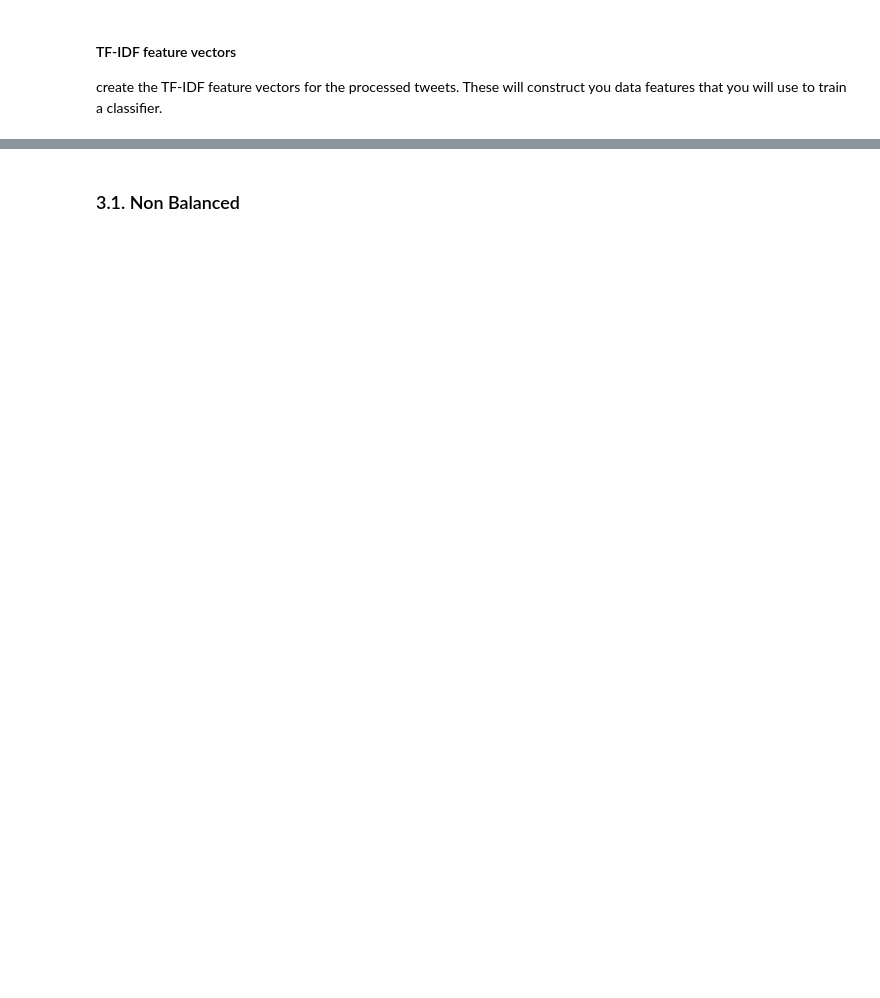
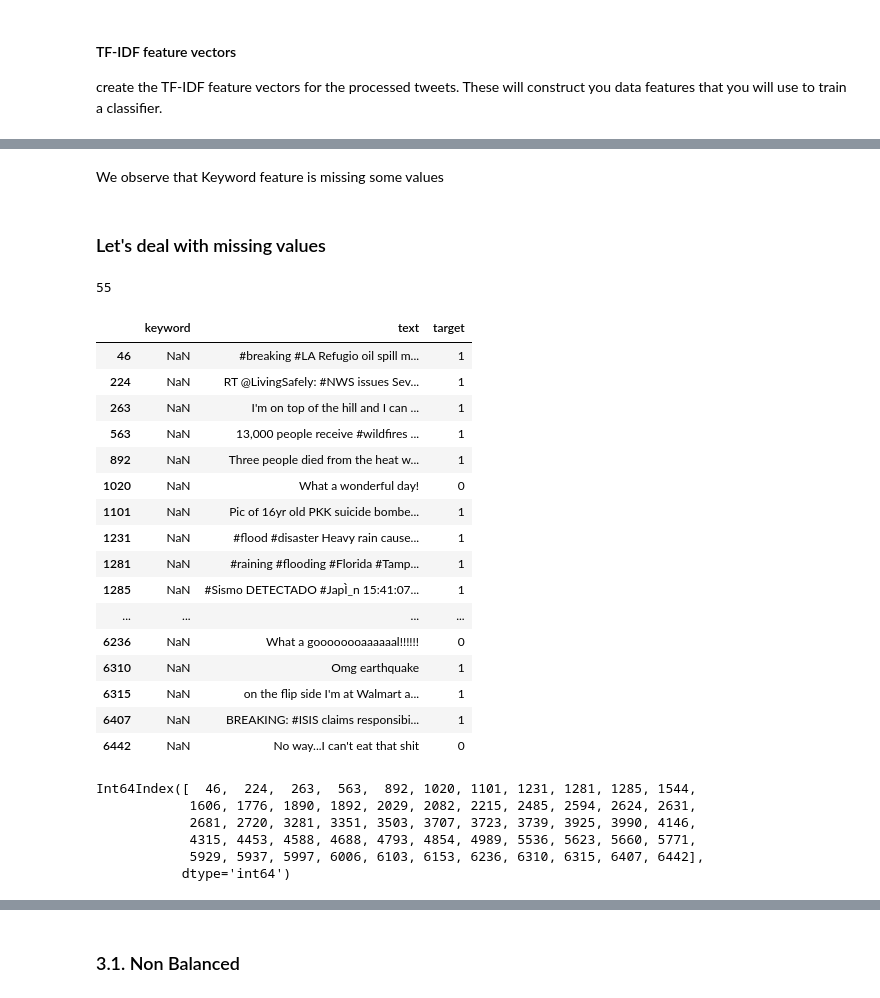
Before and after one commit to sarrab/DMML2020_COOP, a Jupyter notebook: code/LR_Models.ipynb, the cells around one changed output, grey strips where cells are left out. Drawn from its saved outputs; the diff is of its cells as text; code cells hidden in the pictures; blank space fills up the shorter version.

```diff
--- a/code/LR_Models.ipynb
+++ b/code/LR_Models.ipynb
@@ -246,0 +697,2 @@ print(f"ACCURACY SCORE:\n{pipe_2.score(X_train_prdc_3.astype('U'), y_train):.6f}
+# %%
+df_train_copy_1.drop([790,978,1455,1481,1492,1737,1789,1822,1946,2212,2363,2597,2628,2658,2941,3076,3153,3255,3275,3340,3359,3435,3541,3575,3673,3852,3890,3891,3938,3960,3976,3988,4037,4061,4111,4119,4451,4548,4592,4632,4735,4890,4908,6099,6163,6272,6440], inplace = True)
@@ -246,0 +755,2 @@ print(f"ACCURACY SCORE:\n{pipe_2.score(X_train_prdc_3.astype('U'), y_train):.6f}
+# %%
+df_train_copy_1.drop('location', axis = 1, inplace = True)
@@ -246,0 +775,2 @@ print(f"ACCURACY SCORE:\n{pipe_2.score(X_train_prdc_3.astype('U'), y_train):.6f}
+# %%
+df_train_copy_1.drop('id', axis = 1, inplace = True) #useless feature
@@ -246,0 +795,39 @@ print(f"ACCURACY SCORE:\n{pipe_2.score(X_train_prdc_3.astype('U'), y_train):.6f}
+# %% [markdown]
+We observe that Keyword feature is missing some values
+# %% [markdown]
+### Let's deal with missing values
+# %%
+df_train_copy_1['keyword'].isnull().sum()
+# %% [output]
+55
+# %%
+df_train_copy_1[df_train_copy_1['keyword'].isnull() == True]
+# %% [output]
+|  | keyword | text | target |
+| 46 | NaN | #breaking #LA Refugio oil spill m... | 1 |
+| 224 | NaN | RT @LivingSafely: #NWS issues Sev... | 1 |
+| 263 | NaN | I'm on top of the hill and I can ... | 1 |
+| 563 | NaN | 13,000 people receive #wildfires ... | 1 |
+| 892 | NaN | Three people died from the heat w... | 1 |
+| 1020 | NaN | What a wonderful day! | 0 |
+| 1101 | NaN | Pic of 16yr old PKK suicide bombe... | 1 |
+| 1231 | NaN | #flood #disaster Heavy rain cause... | 1 |
+| 1281 | NaN | #raining #flooding #Florida #Tamp... | 1 |
+| 1285 | NaN | #Sismo DETECTADO #JapÌ_n 15:41:07... | 1 |
+| ... | ... | ... | ... |
+| 6236 | NaN | What a goooooooaaaaaal!!!!!! | 0 |
+| 6310 | NaN | Omg earthquake | 1 |
+| 6315 | NaN | on the flip side I'm at Walmart a... | 1 |
+| 6407 | NaN | BREAKING: #ISIS claims responsibi... | 1 |
+| 6442 | NaN | No way...I can't eat that shit | 0 |
+# %%
+df_train_copy_to_remove = df_train_copy_1[df_train_copy_1['keyword'].isnull()]
+index_to_remove=df_train_copy_to_remove.index
+index_to_remove
+# %% [output]
+Int64Index([  46,  224,  263,  563,  892, 1020, 1101, 1231, 1281, 1285, 1544,
+            1606, 1776, 1890, 1892, 2029, 2082, 2215, 2485, 2594, 2624, 2631,
+            2681, 2720, 3281, 3351, 3503, 3707, 3723, 3739, 3925, 3990, 4146,
+            4315, 4453, 4588, 4688, 4793, 4854, 4989, 5536, 5623, 5660, 5771,
+            5929, 5937, 5997, 6006, 6103, 6153, 6236, 6310, 6315, 6407, 6442],
+           dtype='int64')
```
Also changed, not shown: parts of 199 cells of this notebook, 6 other files.
